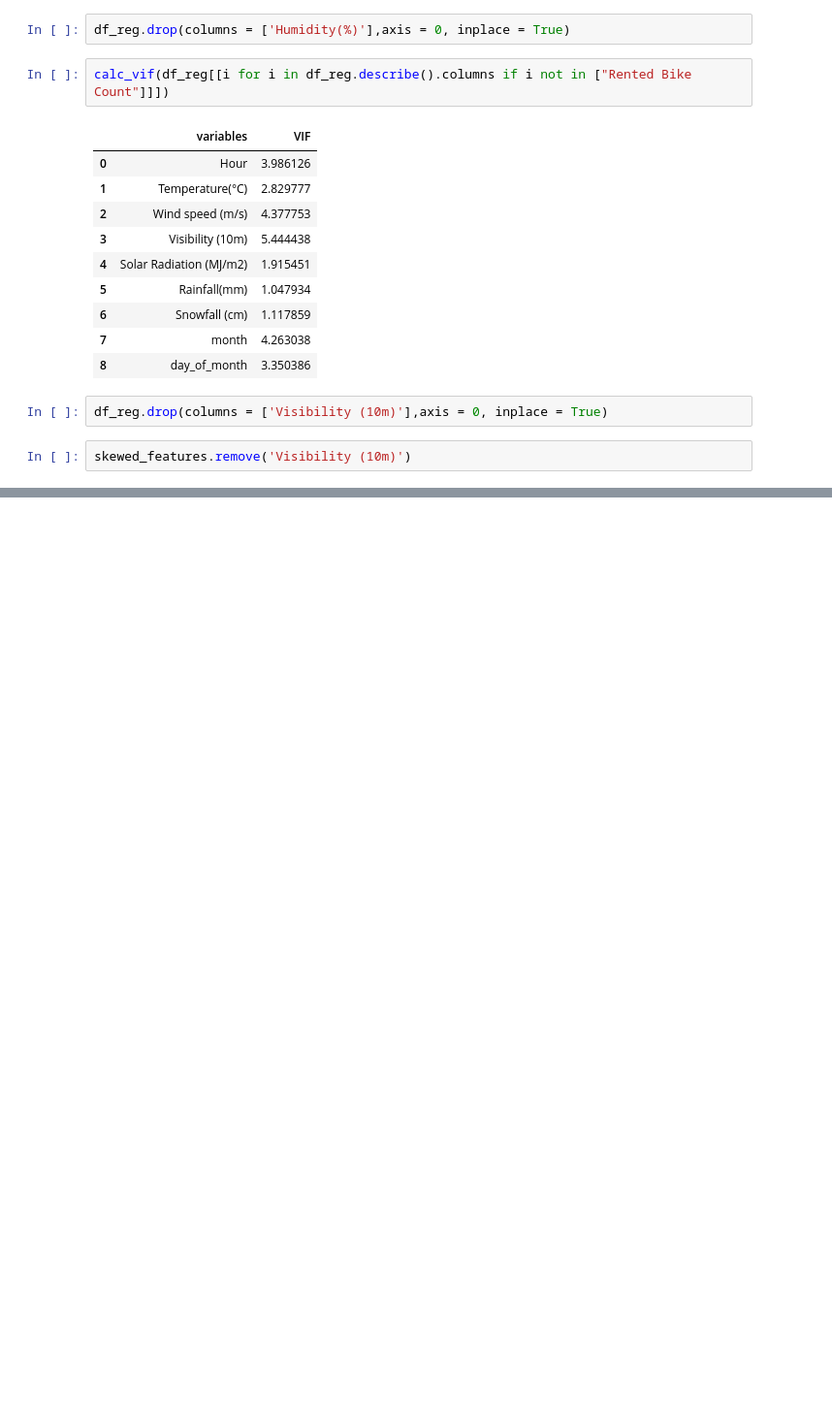
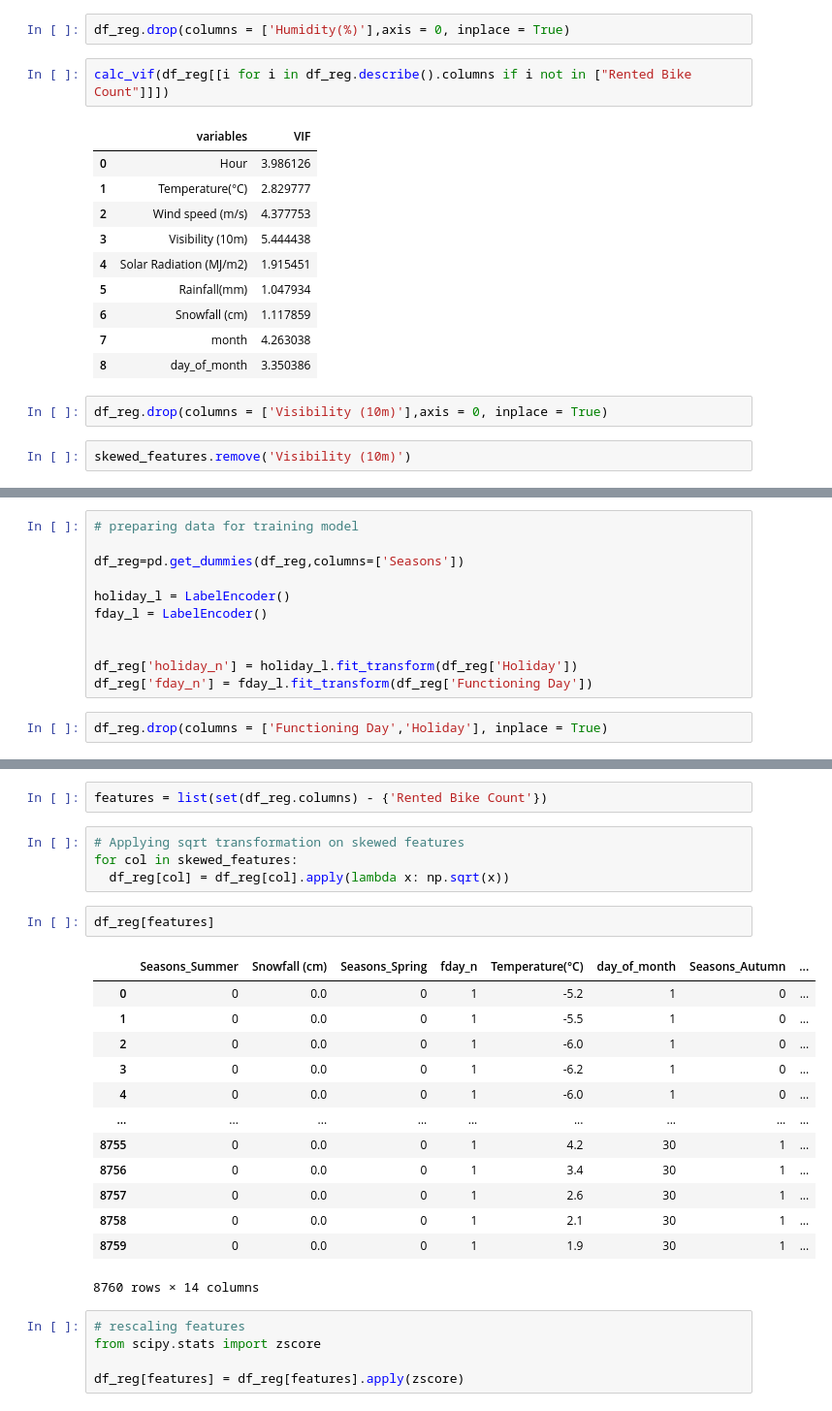
Before and after one commit to Haseeb227/Bike-Sharing-Demand-Prediction-, a Jupyter notebook: Copy_of_Bike_Sharing_Demand_Prediction_Capstone_Project.ipynb, the cells around one changed output, grey strips where cells are left out. Shown at 97% size. Drawn from its saved outputs; the diff is of its cells as text; blank space fills up the shorter version.

```diff
--- a/Copy_of_Bike_Sharing_Demand_Prediction_Capstone_Project.ipynb
+++ b/Copy_of_Bike_Sharing_Demand_Prediction_Capstone_Project.ipynb
@@ -561,0 +586,13 @@ skewed_features.remove('Visibility (10m)')
+# %%
+# preparing data for training model
+
+df_reg=pd.get_dummies(df_reg,columns=['Seasons'])
+
+holiday_l = LabelEncoder()
+fday_l = LabelEncoder()
+
+
+df_reg['holiday_n'] = holiday_l.fit_transform(df_reg['Holiday'])
+df_reg['fday_n'] = fday_l.fit_transform(df_reg['Functioning Day'])
+# %%
+df_reg.drop(columns = ['Functioning Day','Holiday'], inplace = True)
@@ -561,0 +608,27 @@ skewed_features.remove('Visibility (10m)')
+# %%
+features = list(set(df_reg.columns) - {'Rented Bike Count'})
+# %%
+# Applying sqrt transformation on skewed features
+for col in skewed_features:
+  df_reg[col] = df_reg[col].apply(lambda x: np.sqrt(x))
+# %%
+df_reg[features]
+# %% [output]
+|  | Seasons_Summer | Snowfall (cm) | Seasons_Spring | fday_n | Temperature(°C) | day_of_month | Seasons_Autumn | ... |
+| 0 | 0 | 0.0 | 0 | 1 | -5.2 | 1 | 0 | ... |
+| 1 | 0 | 0.0 | 0 | 1 | -5.5 | 1 | 0 | ... |
+| 2 | 0 | 0.0 | 0 | 1 | -6.0 | 1 | 0 | ... |
+| 3 | 0 | 0.0 | 0 | 1 | -6.2 | 1 | 0 | ... |
+| 4 | 0 | 0.0 | 0 | 1 | -6.0 | 1 | 0 | ... |
+| ... | ... | ... | ... | ... | ... | ... | ... | ... |
+| 8755 | 0 | 0.0 | 0 | 1 | 4.2 | 30 | 1 | ... |
+| 8756 | 0 | 0.0 | 0 | 1 | 3.4 | 30 | 1 | ... |
+| 8757 | 0 | 0.0 | 0 | 1 | 2.6 | 30 | 1 | ... |
+| 8758 | 0 | 0.0 | 0 | 1 | 2.1 | 30 | 1 | ... |
+| 8759 | 0 | 0.0 | 0 | 1 | 1.9 | 30 | 1 | ... |
+8760 rows × 14 columns
+# %%
+# rescaling features
+from scipy.stats import zscore
+
+df_reg[features] = df_reg[features].apply(zscore)
```
Also changed, not shown: parts of 45 cells of this notebook.
